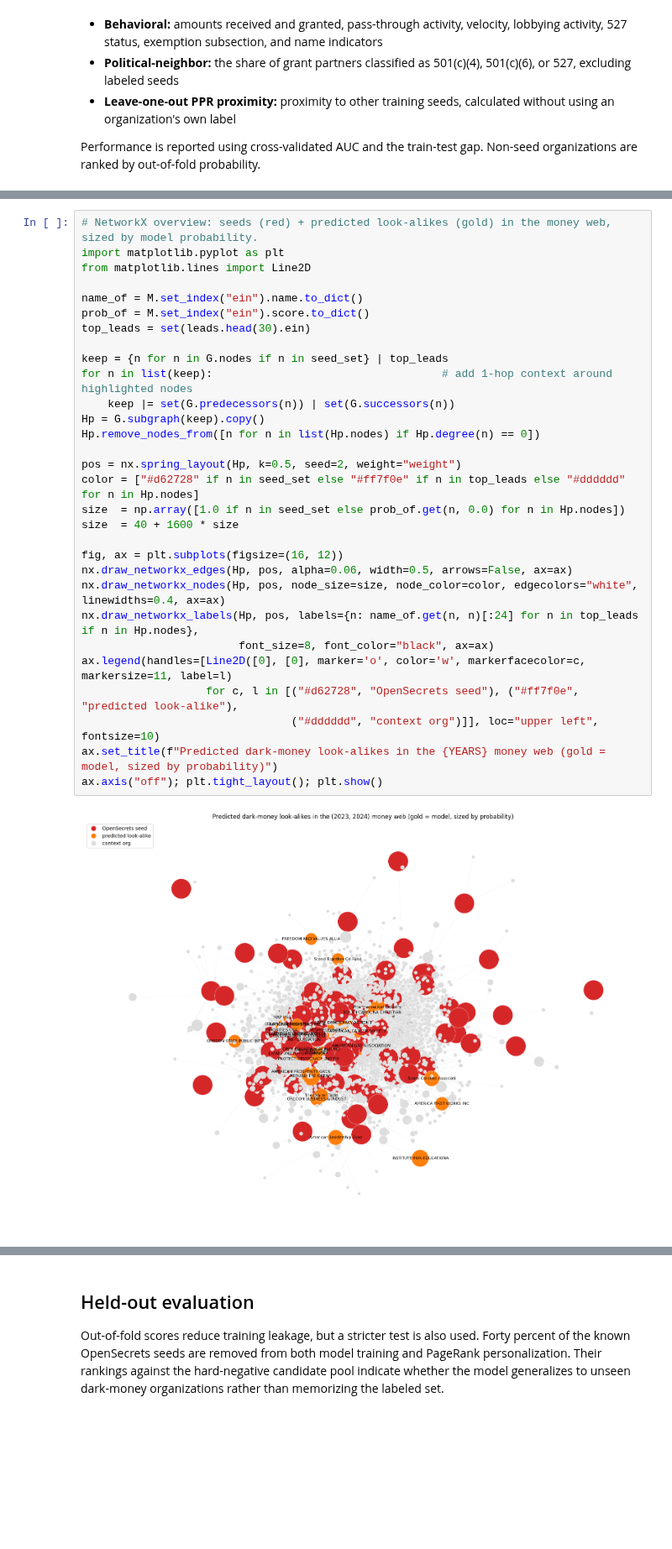
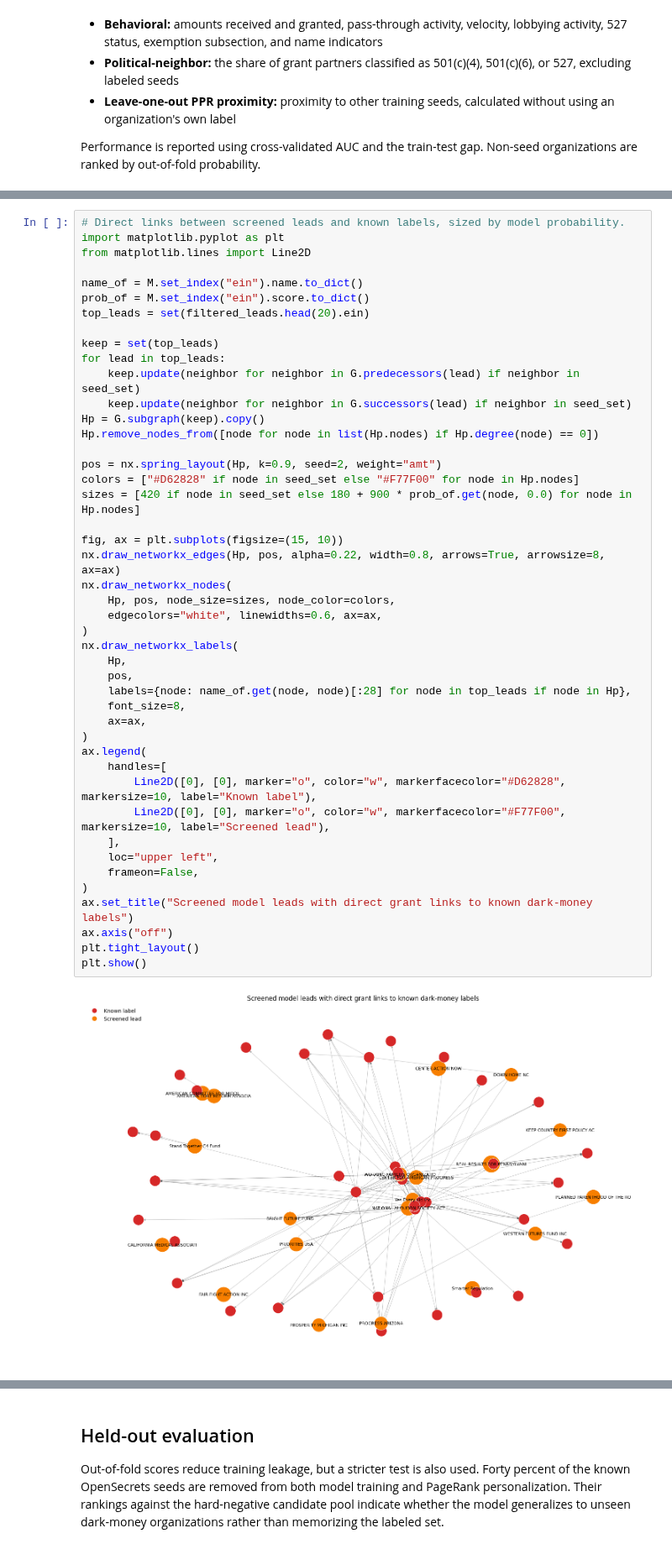
Before and after one commit to team-glass-house/influence-network, a Jupyter notebook: notebooks/lda_irs_name_state_analysis.ipynb, the cells around one changed output, grey strips where cells are left out. Shown at 84% size. Drawn from its saved outputs; the diff is of its cells as text; blank space fills up the shorter version.

```diff
--- a/notebooks/lda_irs_name_state_analysis.ipynb
+++ b/notebooks/lda_irs_name_state_analysis.ipynb
@@ -1009,33 +1554,48 @@ Top 25 dark-money look-alikes (non-seed orgs in the pool, leak-free OOF score):
 # %%
-# NetworkX overview: seeds (red) + predicted look-alikes (gold) in the money web, sized by model probability.
+# Direct links between screened leads and known labels, sized by model probability.
 import matplotlib.pyplot as plt
 from matplotlib.lines import Line2D
 
 name_of = M.set_index("ein").name.to_dict()
 prob_of = M.set_index("ein").score.to_dict()
-top_leads = set(leads.head(30).ein)
+top_leads = set(filtered_leads.head(20).ein)
 
-keep = {n for n in G.nodes if n in seed_set} | top_leads
-for n in list(keep):                                   # add 1-hop context around highlighted nodes
-    keep |= set(G.predecessors(n)) | set(G.successors(n))
+keep = set(top_leads)
+for lead in top_leads:
+    keep.update(neighbor for neighbor in G.predecessors(lead) if neighbor in seed_set)
+    keep.update(neighbor for neighbor in G.successors(lead) if neighbor in seed_set)
 Hp = G.subgraph(keep).copy()
-Hp.remove_nodes_from([n for n in list(Hp.nodes) if Hp.degree(n) == 0])
+Hp.remove_nodes_from([node for node in list(Hp.nodes) if Hp.degree(node) == 0])
 
-pos = nx.spring_layout(Hp, k=0.5, seed=2, weight="weight")
-color = ["#d62728" if n in seed_set else "#ff7f0e" if n in top_leads else "#dddddd" for n in Hp.nodes]
-size  = np.array([1.0 if n in seed_set else prob_of.get(n, 0.0) for n in Hp.nodes])
-size  = 40 + 1600 * size
+pos = nx.spring_layout(Hp, k=0.9, seed=2, weight="amt")
+colors = ["#D62828" if node in seed_set else "#F77F00" for node in Hp.nodes]
+sizes = [420 if node in seed_set else 180 + 900 * prob_of.get(node, 0.0) for node in Hp.nodes]
 
-fig, ax = plt.subplots(figsize=(16, 12))
-nx.draw_networkx_edges(Hp, pos, alpha=0.06, width=0.5, arrows=False, ax=ax)
-nx.draw_networkx_nodes(Hp, pos, node_size=size, node_color=color, edgecolors="white", linewidths=0.4, ax=ax)
-nx.draw_networkx_labels(Hp, pos, labels={n: name_of.get(n, n)[:24] for n in top_leads if n in Hp.nodes},
-                        font_size=8, font_color="black", ax=ax)
-ax.legend(handles=[Line2D([0], [0], marker='o', color='w', markerfacecolor=c, markersize=11, label=l)
-                   for c, l in [("#d62728", "OpenSecrets seed"), ("#ff7f0e", "predicted look-alike"),
-                                ("#dddddd", "context org")]], loc="upper left", fontsize=10)
-ax.set_title(f"Predicted dark-money look-alikes in the {YEARS} money web (gold = model, sized by probability)")
-ax.axis("off"); plt.tight_layout(); plt.show()
+fig, ax = plt.subplots(figsize=(15, 10))
+nx.draw_networkx_edges(Hp, pos, alpha=0.22, width=0.8, arrows=True, arrowsize=8, ax=ax)
+nx.draw_networkx_nodes(
+    Hp, pos, node_size=sizes, node_color=colors,
+    edgecolors="white", linewidths=0.6, ax=ax,
+)
+nx.draw_networkx_labels(
+    Hp,
+    pos,
+    labels={node: name_of.get(node, node)[:28] for node in top_leads if node in Hp},
+    font_size=8,
+    ax=ax,
+)
+ax.legend(
+    handles=[
+        Line2D([0], [0], marker="o", color="w", markerfacecolor="#D62828", markersize=10, label="Known label"),
+        Line2D([0], [0], marker="o", color="w", markerfacecolor="#F77F00", markersize=10, label="Screened lead"),
+    ],
+    loc="upper left",
+    frameon=False,
+)
+ax.set_title("Screened model leads with direct grant links to known dark-money labels")
+ax.axis("off")
+plt.tight_layout()
+plt.show()
 # %% [output]
-[figure, old version]
+[figure, new version]
 # %%
```
Also changed, not shown: parts of 23 cells of this notebook.
